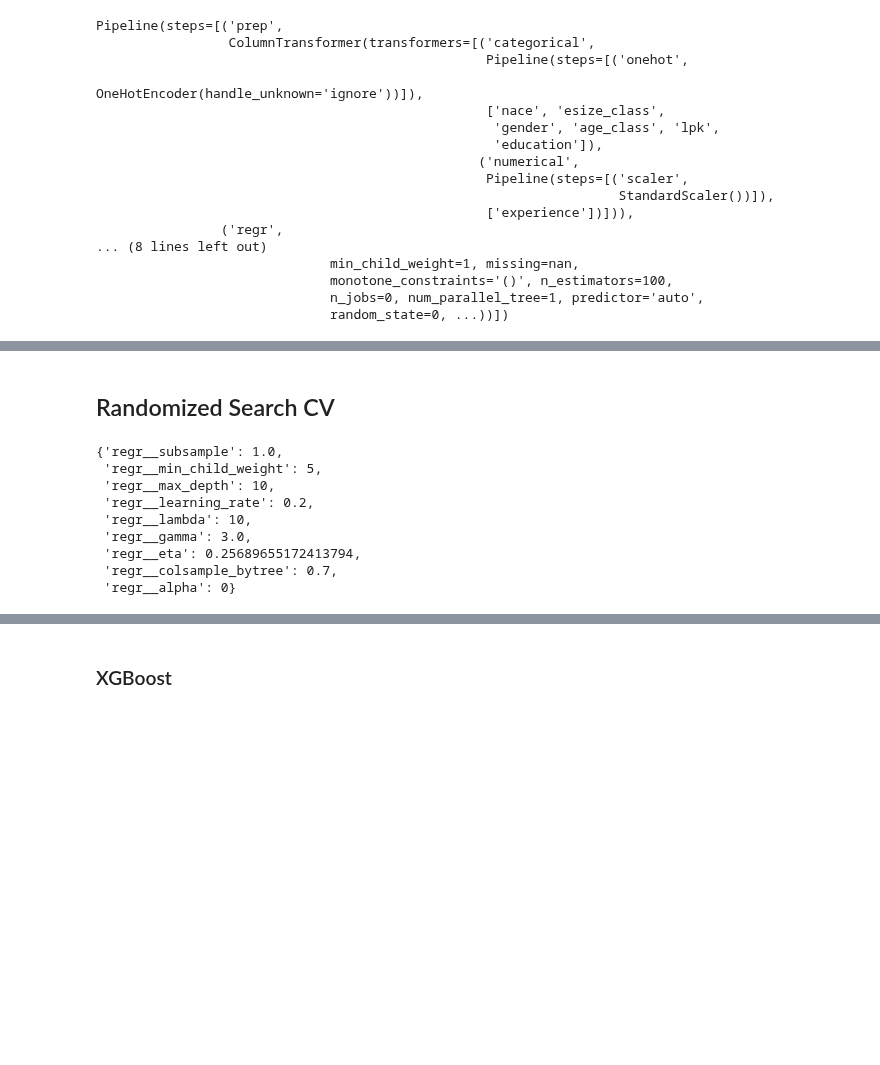
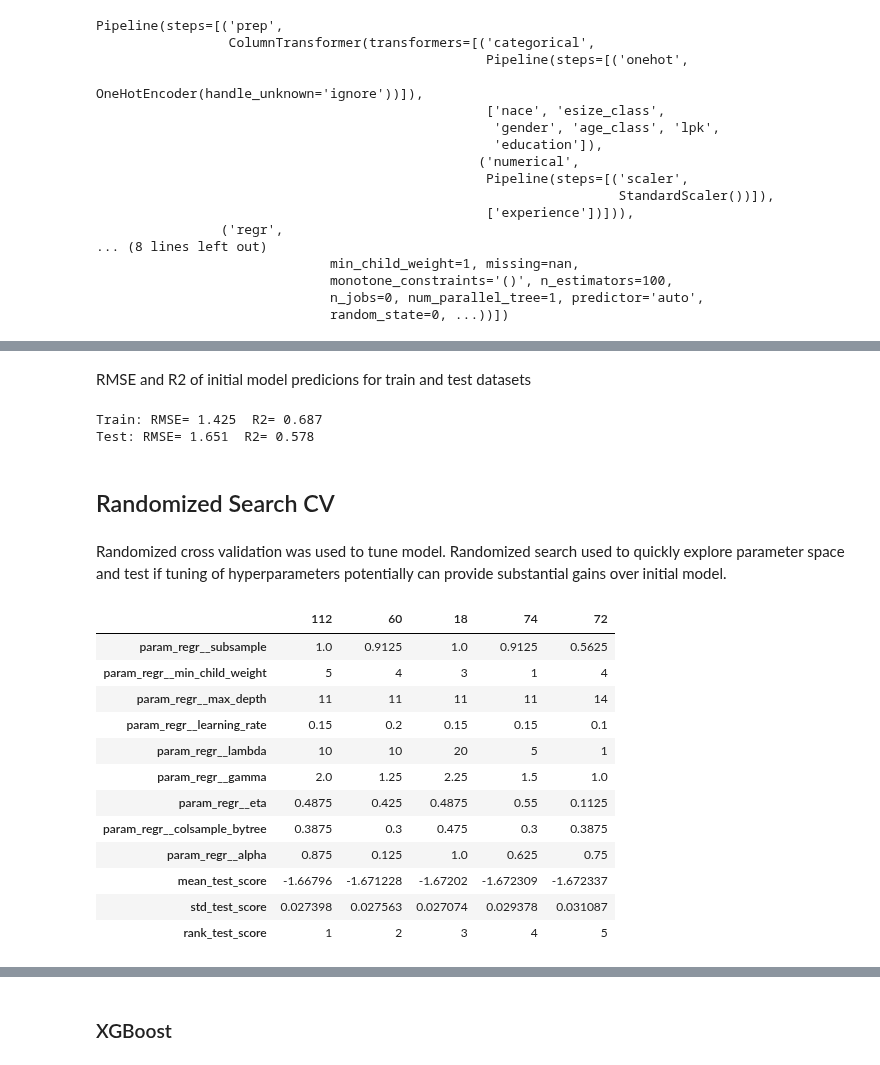
Before and after one commit to EdvinasStonevicius/LT-national-salary-analysis, a Jupyter notebook: python/03-ML_4_DT_XGBoost.ipynb, the cells around one changed output, grey strips where cells are left out. Drawn from its saved outputs; the diff is of its cells as text; code cells hidden in the pictures; blank space fills up the shorter version.

```diff
--- a/python/03-ML_4_DT_XGBoost.ipynb
+++ b/python/03-ML_4_DT_XGBoost.ipynb
@@ -95,34 +101,49 @@ Test: RMSE= 1.651  R2= 0.578
+# %% [markdown]
+RMSE and R2 of initial model predicions for train and test datasets
+# %%
+print_model_rmse_r2(model, X_train, y_train, X_test, y_test)
+# %% [output]
+Train: RMSE= 1.425  R2= 0.687
+Test: RMSE= 1.651  R2= 0.578
 # %% [markdown]
 ## Randomized Search CV
+# %% [markdown]
+Randomized cross validation was used to tune model. Randomized search used to quickly explore parameter space and test if tuning of hyperparameters potentially can provide substantial gains over initial model.
 # %%
 from sklearn.model_selection import RandomizedSearchCV
 from sklearn.model_selection import RepeatedKFold
-cv = RepeatedKFold(n_splits=5, n_repeats=5, random_state=1)
+cv = RepeatedKFold(n_splits=5, n_repeats=3, random_state=1)
 model = Pipeline([('prep', preprocessor), ('regr', XGBRegressor())])
 
-grid = {'regr__max_depth':[3, 4, 5, 6, 7, 8, 9, 10, 11],
-        'regr__eta': np.linspace(0.05, 0.35, 30),
+grid = {'regr__max_depth':np.arange(5, 15, dtype=int),
+        'regr__eta': np.linspace(0.05, 0.55, 9),
         'regr__gamma': np.linspace(1,  3,  9),
-        'regr__min_child_weight': [3, 4, 5, 6],
+        'regr__min_child_weight': np.arange(1, 6, dtype=int),
         'regr__subsample': np.linspace(0.3, 1, 9), # best 1 (default)
-        'regr__colsample_bytree': [0.7, 0.8, 0.9],
-        'regr__alpha': [0, 0.5, 1], # best 1 (default)
+        'regr__colsample_bytree': np.linspace(0.3,  1,  9),
+        'regr__alpha': np.linspace(0,  1,  9), # best 1 (default)
         'regr__lambda' : [1, 5, 10, 20], # best 1 (default)
-        'regr__learning_rate': [0.05, 0.1, 0.2]
+        'regr__learning_rate': np.linspace(0.05,  0.2,  4)
          }
-search = RandomizedSearchCV(model, grid, scoring='neg_root_mean_squared_error', n_iter = 100, cv=cv, n_jobs=-1)
+search = RandomizedSearchCV(model, grid, scoring='neg_root_mean_squared_error', n_iter = 150, cv=cv, n_jobs=-1)
 results = search.fit(X=X_train,y=y_train)
-results.best_params_
+
+results_pd = pd.DataFrame(results.cv_results_)
+results_pd.filter(regex='rank|regr|mean_test_score|std_test_score',axis=1).sort_values('rank_test_score').head().T
 # %% [output]
-{'regr__subsample': 1.0,
- 'regr__min_child_weight': 5,
- 'regr__max_depth': 10,
- 'regr__learning_rate': 0.2,
- 'regr__lambda': 10,
- 'regr__gamma': 3.0,
- 'regr__eta': 0.25689655172413794,
- 'regr__colsample_bytree': 0.7,
- 'regr__alpha': 0}
+|  | 112 | 60 | 18 | 74 | 72 |
+| param_regr__subsample | 1.0 | 0.9125 | 1.0 | 0.9125 | 0.5625 |
+| param_regr__min_child_weight | 5 | 4 | 3 | 1 | 4 |
+| param_regr__max_depth | 11 | 11 | 11 | 11 | 14 |
+| param_regr__learning_rate | 0.15 | 0.2 | 0.15 | 0.15 | 0.1 |
+| param_regr__lambda | 10 | 10 | 20 | 5 | 1 |
+| param_regr__gamma | 2.0 | 1.25 | 2.25 | 1.5 | 1.0 |
+| param_regr__eta | 0.4875 | 0.425 | 0.4875 | 0.55 | 0.1125 |
+| param_regr__colsample_bytree | 0.3875 | 0.3 | 0.475 | 0.3 | 0.3875 |
+| param_regr__alpha | 0.875 | 0.125 | 1.0 | 0.625 | 0.75 |
+| mean_test_score | -1.66796 | -1.671228 | -1.67202 | -1.672309 | -1.672337 |
+| std_test_score | 0.027398 | 0.027563 | 0.027074 | 0.029378 | 0.031087 |
+| rank_test_score | 1 | 2 | 3 | 4 | 5 |
 # %%
 best_model=results.best_estimator_
 best_model
```
Also changed, not shown: parts of 20 cells of this notebook, 1 other file.
